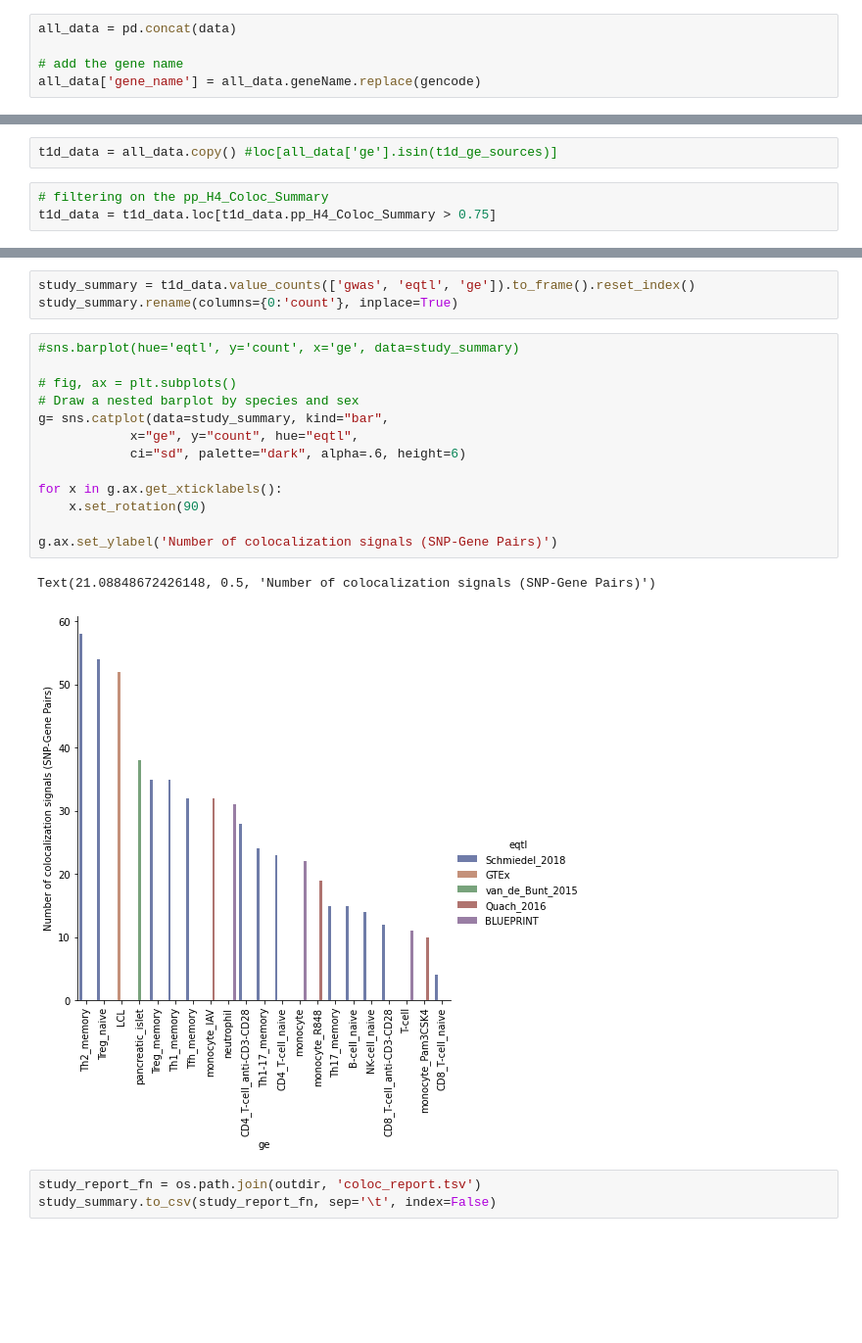
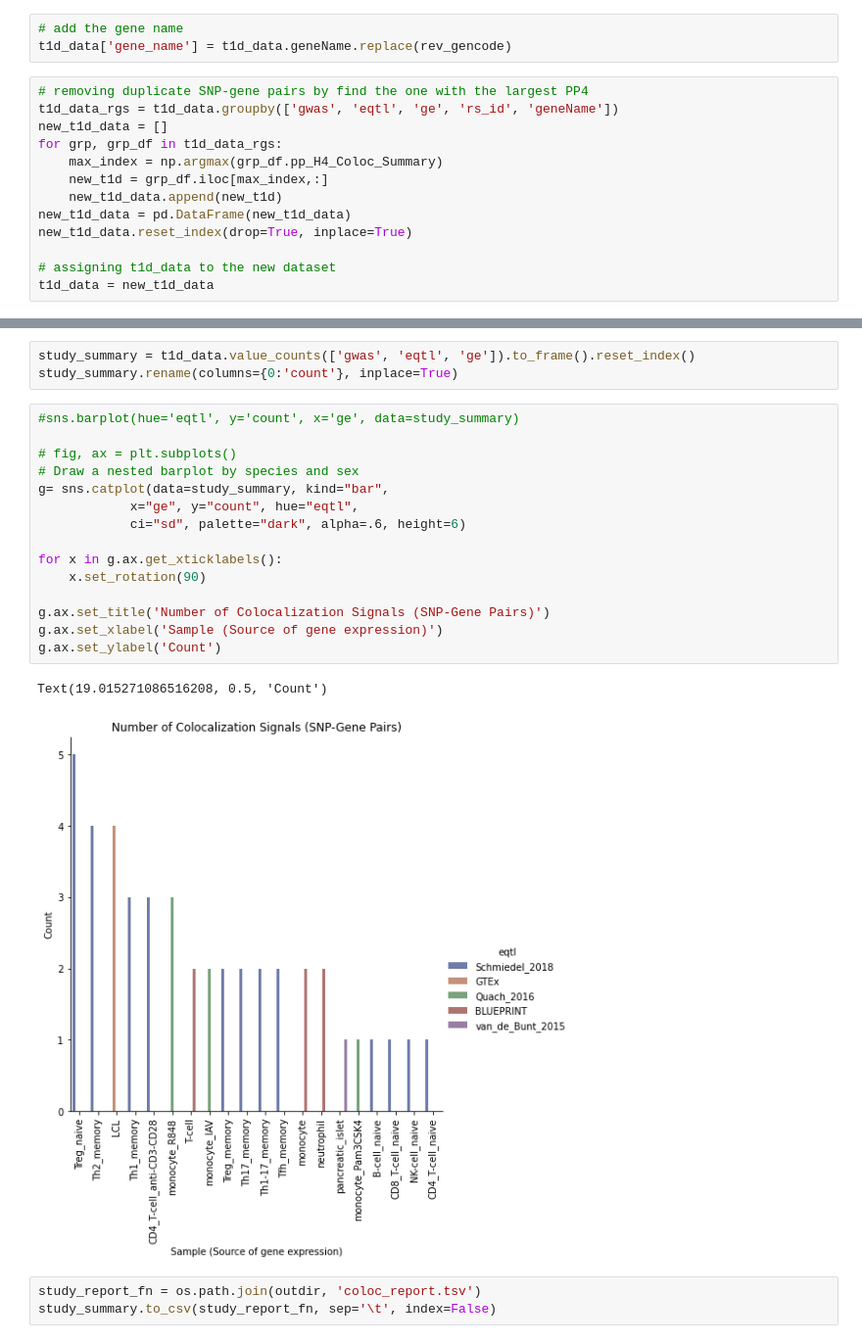
Before and after one commit to joreynajr/dchallenge, a Jupyter notebook: workflow/notebooks/exploratory/Colocalization_with_eQTL_Catalog_No_Filter.ipynb, the cells around one changed output, grey strips where cells are left out. Shown at 98% size. Saved outputs shown, nothing was run; the diff lists cells and outputs as text; blank space fills up the shorter version.

Commit message:
Debugged and reran colocalization scripts/notebooks

```diff
--- a/workflow/notebooks/exploratory/Colocalization_with_eQTL_Catalog_No_Filter.ipynb
+++ b/workflow/notebooks/exploratory/Colocalization_with_eQTL_Catalog_No_Filter.ipynb
@@ -42,6 +52,17 @@ for fn in coloc_fns:
 # %%
-all_data = pd.concat(data)
-
 # add the gene name
-all_data['gene_name'] = all_data.geneName.replace(gencode)
+t1d_data['gene_name'] = t1d_data.geneName.replace(rev_gencode)
+# %%
+# removing duplicate SNP-gene pairs by find the one with the largest PP4
+t1d_data_rgs = t1d_data.groupby(['gwas', 'eqtl', 'ge', 'rs_id', 'geneName'])
+new_t1d_data = []
+for grp, grp_df in t1d_data_rgs:
+    max_index = np.argmax(grp_df.pp_H4_Coloc_Summary)
+    new_t1d = grp_df.iloc[max_index,:]
+    new_t1d_data.append(new_t1d)
+new_t1d_data = pd.DataFrame(new_t1d_data)
+new_t1d_data.reset_index(drop=True, inplace=True)
+
+# assigning t1d_data to the new dataset
+t1d_data = new_t1d_data
 # %%
@@ -174,5 +103,0 @@ for x in t1d_ge_sources:
-# %%
-t1d_data = all_data.copy() #loc[all_data['ge'].isin(t1d_ge_sources)]
-# %%
-# filtering on the pp_H4_Coloc_Summary
-t1d_data = t1d_data.loc[t1d_data.pp_H4_Coloc_Summary > 0.75]
@@ -184,19 +109,21 @@ study_summary.rename(columns={0:'count'}, inplace=True)
 # %%
 #sns.barplot(hue='eqtl', y='count', x='ge', data=study_summary)
 
 # fig, ax = plt.subplots()
 # Draw a nested barplot by species and sex
 g= sns.catplot(data=study_summary, kind="bar",
             x="ge", y="count", hue="eqtl",
             ci="sd", palette="dark", alpha=.6, height=6)
 
 for x in g.ax.get_xticklabels():
     x.set_rotation(90)
 
-g.ax.set_ylabel('Number of colocalization signals (SNP-Gene Pairs)')
+g.ax.set_title('Number of Colocalization Signals (SNP-Gene Pairs)')
+g.ax.set_xlabel('Sample (Source of gene expression)')
+g.ax.set_ylabel('Count')
 # %% [output]
-Text(21.08848672426148, 0.5, 'Number of colocalization signals (SNP-Gene Pairs)')
+Text(19.015271086516208, 0.5, 'Count')
-[figure, old version]
+[figure, new version]
 # %%
 study_report_fn = os.path.join(outdir, 'coloc_report.tsv')
 study_summary.to_csv(study_report_fn, sep='\t', index=False)
```
Also changed, not shown: parts of 45 cells of this notebook.
